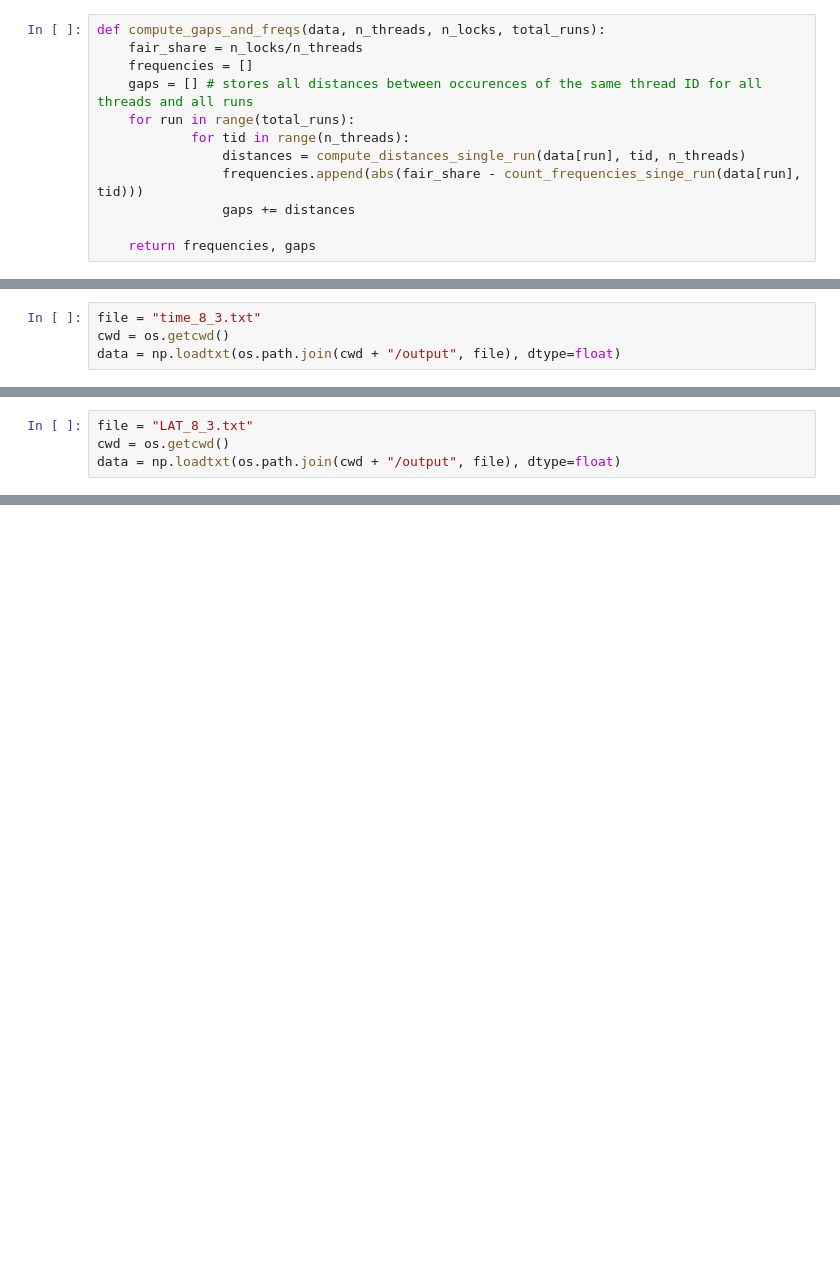
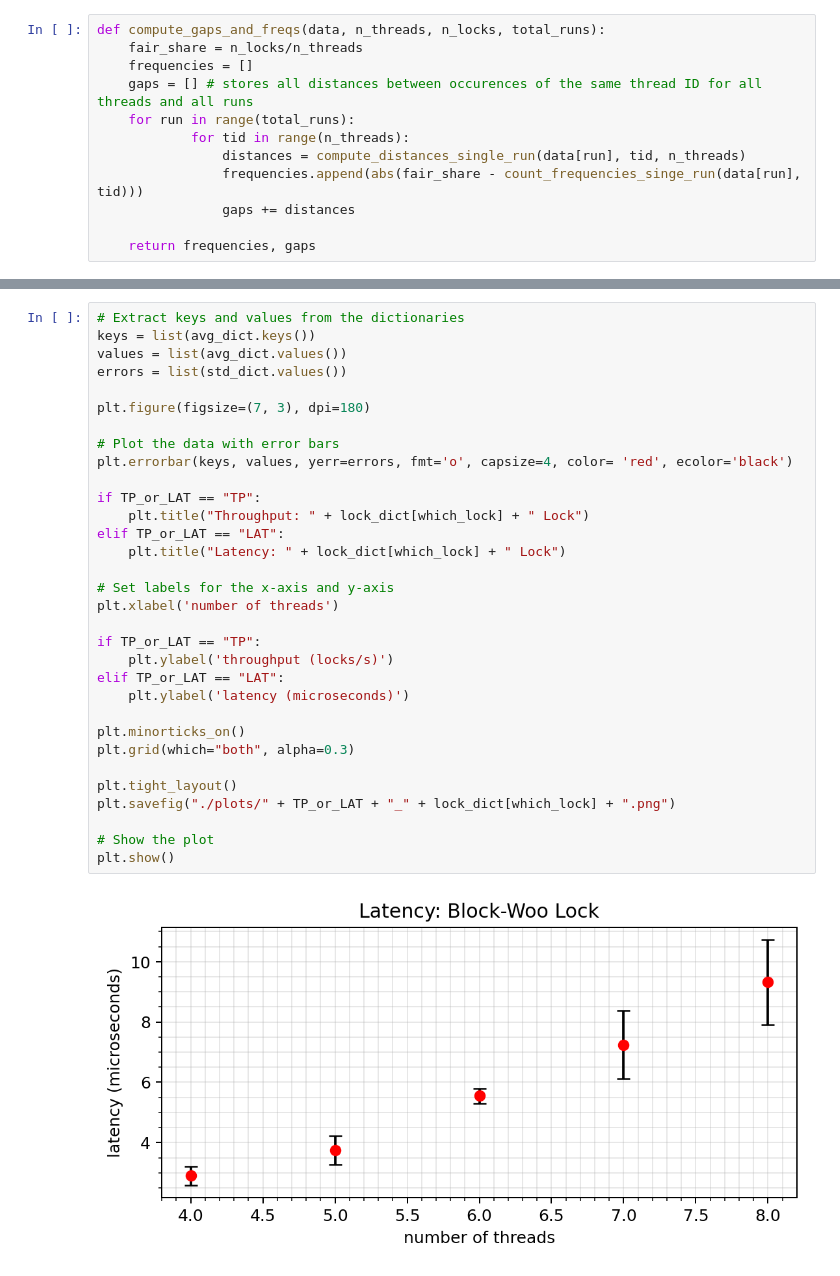
Before and after one commit to Spiegeldondi/amp, a Jupyter notebook: postpro.ipynb, the cells around one changed output, grey strips where cells are left out. Drawn from its saved outputs; the diff is of its cells as text; blank space fills up the shorter version.

```diff
--- a/postpro.ipynb
+++ b/postpro.ipynb
@@ -104,4 +112,0 @@ Text(0, 0.5, 'deviation from fair lock distribution')
-# %%
-file = "time_8_3.txt"
-cwd = os.getcwd()
-data = np.loadtxt(os.path.join(cwd + "/output", file), dtype=float)
@@ -116,4 +112,0 @@ data.std()
-# %%
-file = "LAT_8_3.txt"
-cwd = os.getcwd()
-data = np.loadtxt(os.path.join(cwd + "/output", file), dtype=float)
@@ -127,0 +144,34 @@ data.std()
+# %%
+# Extract keys and values from the dictionaries
+keys = list(avg_dict.keys())
+values = list(avg_dict.values())
+errors = list(std_dict.values())
+
+plt.figure(figsize=(7, 3), dpi=180)
+
+# Plot the data with error bars
+plt.errorbar(keys, values, yerr=errors, fmt='o', capsize=4, color= 'red', ecolor='black')
+
+if TP_or_LAT == "TP":
+    plt.title("Throughput: " + lock_dict[which_lock] + " Lock")
+elif TP_or_LAT == "LAT":
+    plt.title("Latency: " + lock_dict[which_lock] + " Lock")
+
+# Set labels for the x-axis and y-axis
+plt.xlabel('number of threads')
+
+if TP_or_LAT == "TP":
+    plt.ylabel('throughput (locks/s)')
+elif TP_or_LAT == "LAT":
+    plt.ylabel('latency (microseconds)')
+
+plt.minorticks_on()
+plt.grid(which="both", alpha=0.3)
+
+plt.tight_layout()
+plt.savefig("./plots/" + TP_or_LAT + "_" + lock_dict[which_lock] + ".png")
+
+# Show the plot
+plt.show()
+# %% [output]
+[figure, added]
```
Also changed, not shown: parts of 8 cells of this notebook, 12 other files.
